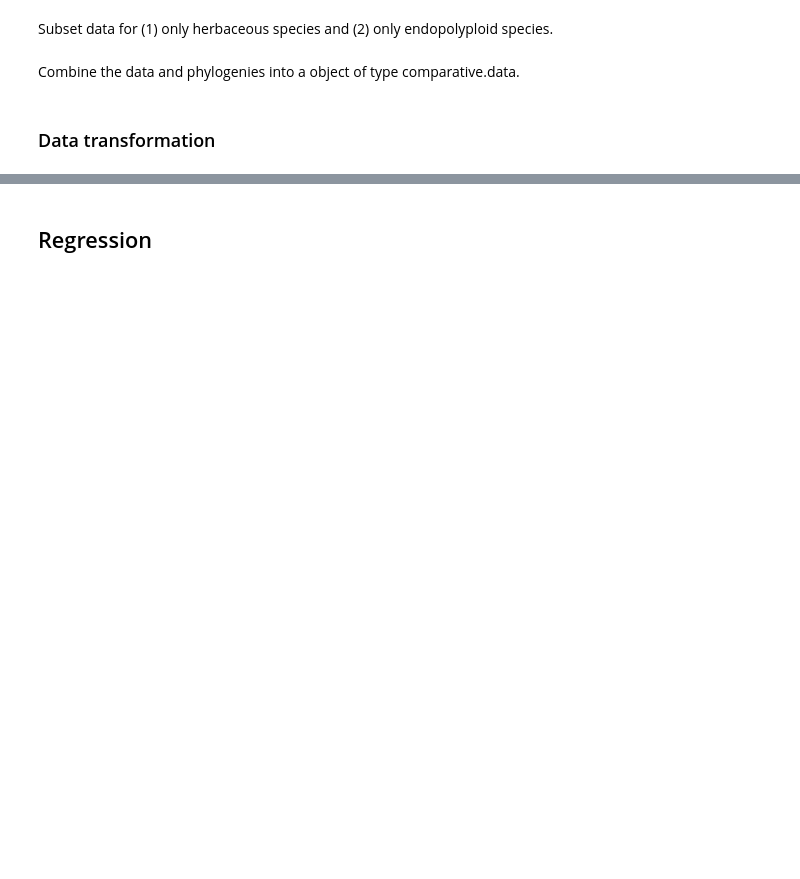
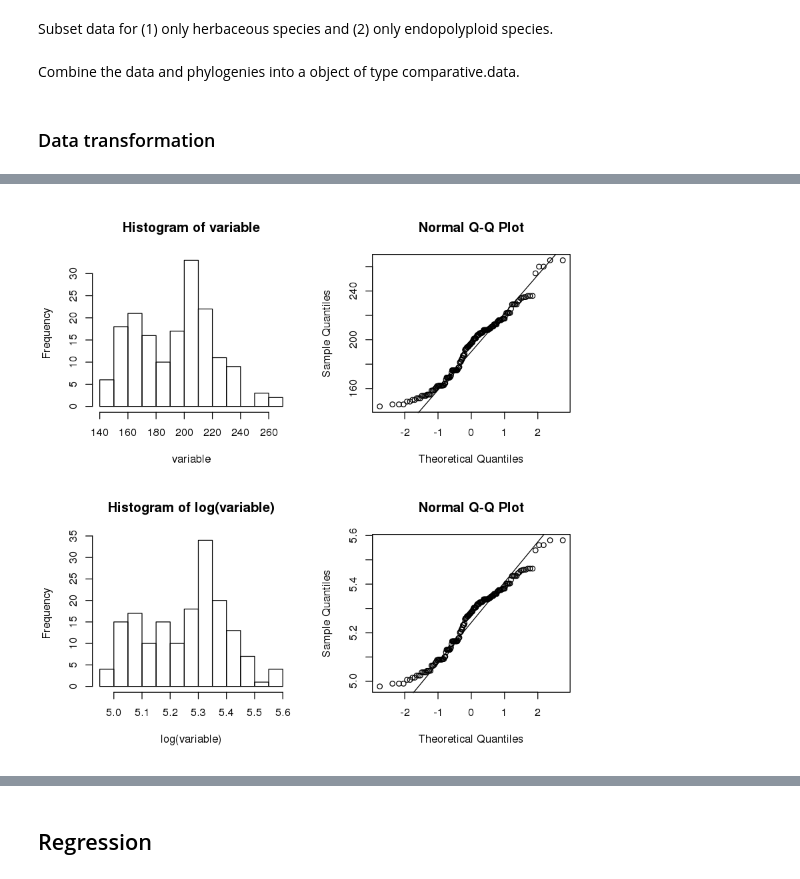
Before and after one commit to jamesseery/endoevol, a Jupyter notebook: SLA+endopolyploidy/Specific leaf area and leaf endopolyploidy.ipynb, the cells around one changed output, grey strips where cells are left out. Drawn from its saved outputs; the diff is of its cells as text; code cells hidden in the pictures; blank space fills up the shorter version.

```diff
--- a/SLA+endopolyploidy/Specific leaf area and leaf endopolyploidy.ipynb
+++ b/SLA+endopolyploidy/Specific leaf area and leaf endopolyploidy.ipynb
@@ -96,2 +154,4 @@ dist.check(data$SLA)
 # %%
-dist.check(data$EI)
+dist.check(data$Day) # Use Day
+# %% [output]
+[figure, added]
```
Also changed, not shown: parts of 27 cells of this notebook, 1 other file.
